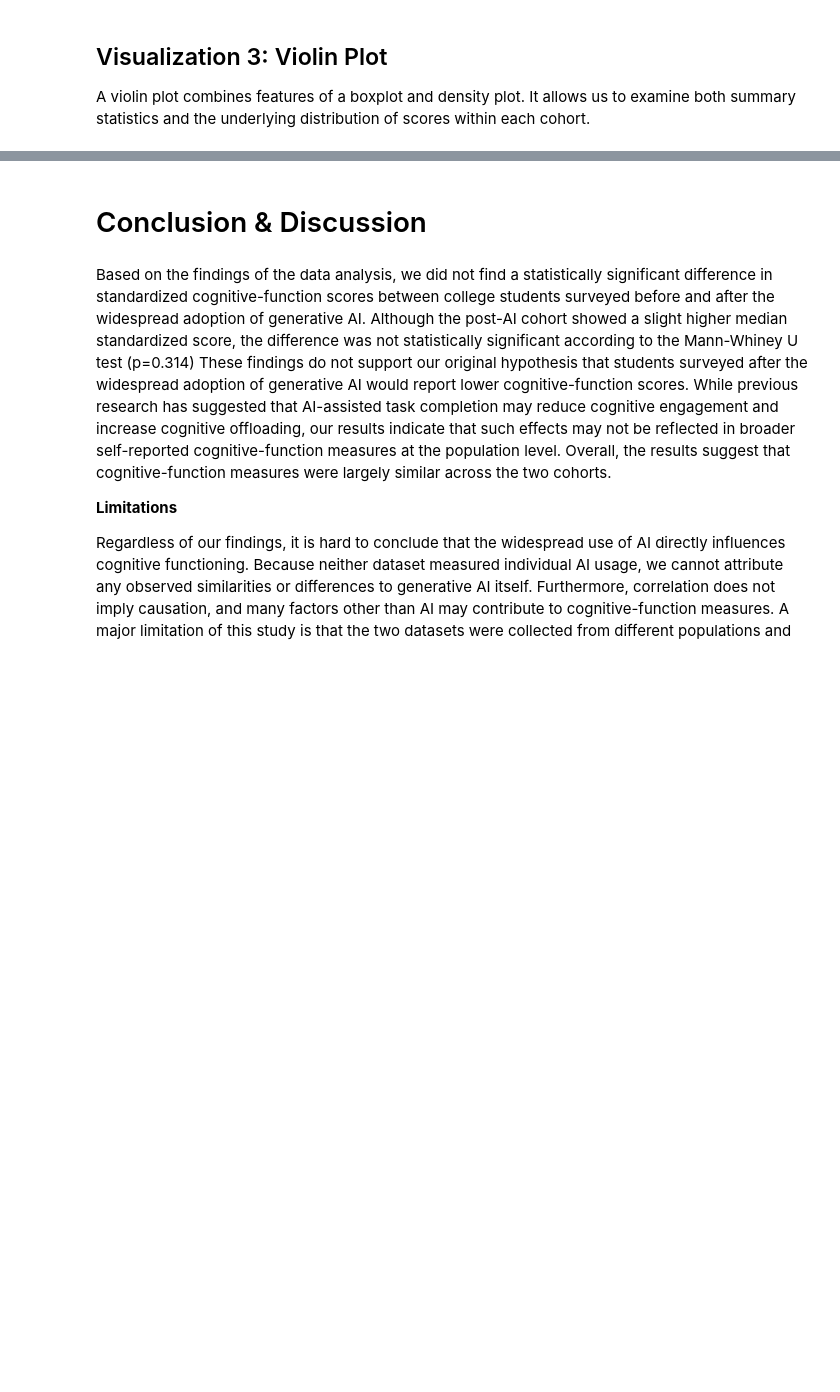
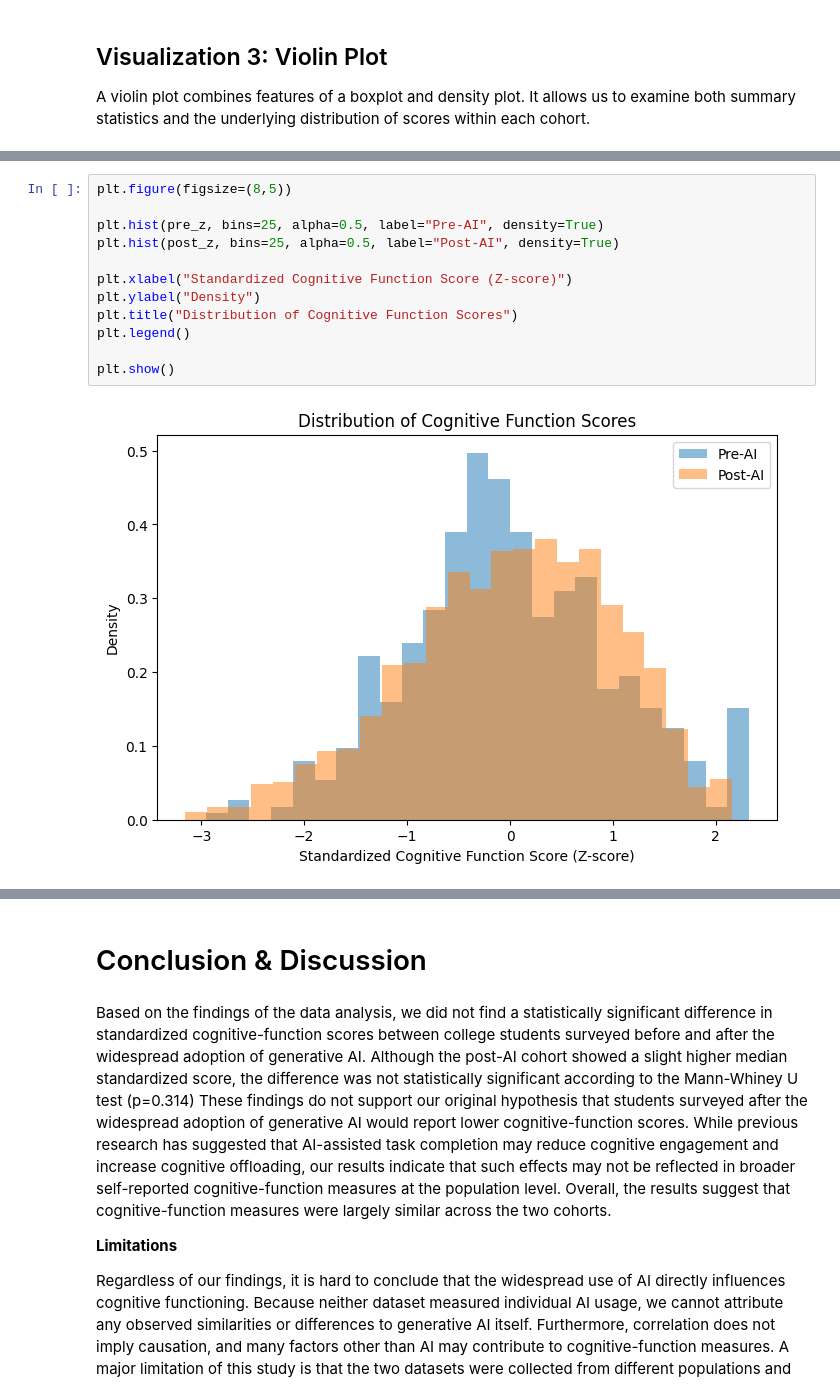
Before and after one commit to aiho8/Gen-AI, a Jupyter notebook: FinalProject-GroupXYZ.ipynb, the cells around one changed output, grey strips where cells are left out. Drawn from its saved outputs; the diff is of its cells as text; blank space fills up the shorter version.

```diff
--- a/FinalProject-GroupXYZ.ipynb
+++ b/FinalProject-GroupXYZ.ipynb
@@ -273,0 +298,14 @@ plt.show()
+# %%
+plt.figure(figsize=(8,5))
+
+plt.hist(pre_z, bins=25, alpha=0.5, label="Pre-AI", density=True)
+plt.hist(post_z, bins=25, alpha=0.5, label="Post-AI", density=True)
+
+plt.xlabel("Standardized Cognitive Function Score (Z-score)")
+plt.ylabel("Density")
+plt.title("Distribution of Cognitive Function Scores")
+plt.legend()
+
+plt.show()
+# %% [output]
+[figure, added]
```
Also changed, not shown: parts of 13 cells of this notebook.
